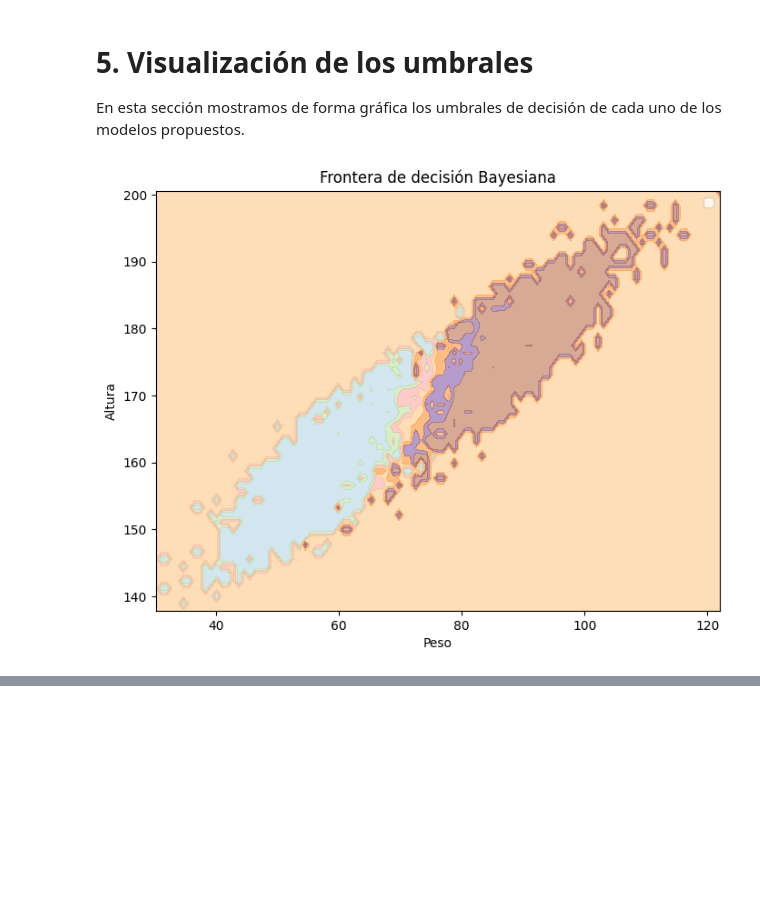
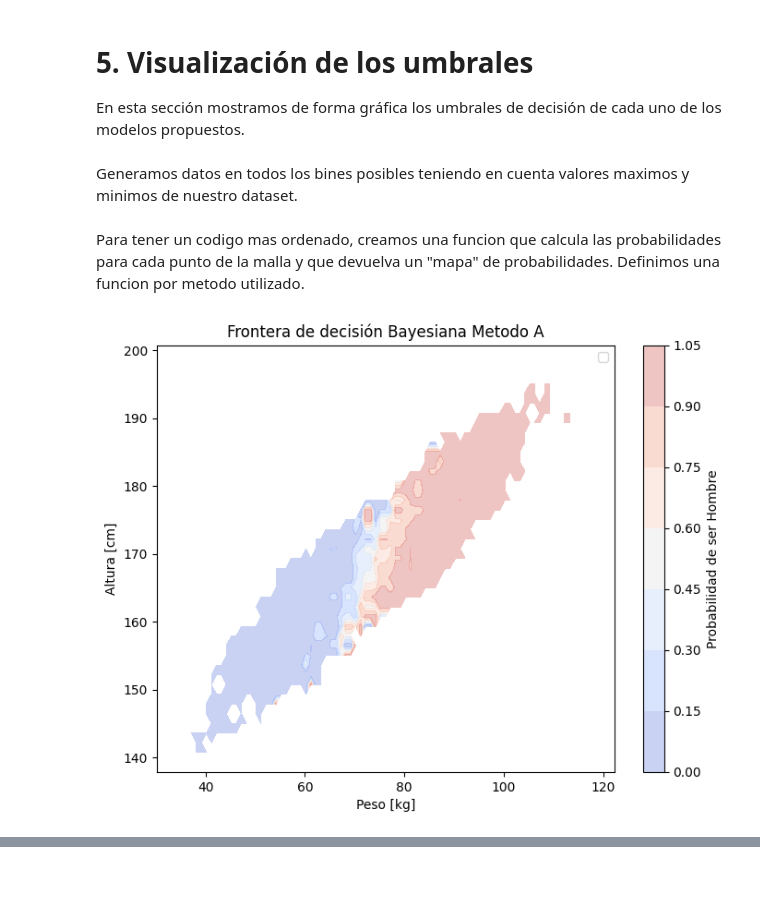
Before and after one commit to MagdalenaLaValle/TPs-Redes-Neuronales-, a Jupyter notebook: Clasificación_Bayesiana.ipynb, the cells around one changed output, grey strips where cells are left out. Cells and saved outputs as stored; diff of their text form; code cells hidden in the pictures; blank space fills up the shorter version.

```diff
--- a/Clasificación_Bayesiana.ipynb
+++ b/Clasificación_Bayesiana.ipynb
@@ -641,3 +642,5 @@ LogisticRegression(C=1000000000000.0)
 # 5. Visualización de los umbrales
 
 En esta sección mostramos de forma gráfica los umbrales de decisión de cada uno de los modelos propuestos.
+# %% [markdown]
+Generamos datos en todos los bines posibles teniendo en cuenta valores maximos y minimos de nuestro dataset.
@@ -644,11 +652,6 @@ En esta sección mostramos de forma gráfica los umbrales de decisión de cada u
+# %% [markdown]
+Para tener un codigo mas ordenado, creamos una funcion que calcula las probabilidades para cada punto de la malla y que devuelva un "mapa" de probabilidades. Definimos una funcion por metodo utilizado.
 # %%
-x_min, x_max = wh_train[:, 0].min() - 1, wh_train[:, 0].max() + 1
-y_min, y_max = wh_train[:, 1].min() - 1, wh_train[:, 1].max() + 1
-
-# Crear la malla
-# Tamaño del paso de la malla
-xx, yy = np.meshgrid(np.arange(x_min, x_max, ancho_bines_altura),
-                     np.arange(y_min, y_max, ancho_bines_peso))
 
 def clasificar_malla_A(xx, yy):
     """Clasifica cada punto de la malla usando el clasificador bayesiano propio."""
@@ -661,8 +664,8 @@ def clasificar_malla_A(xx, yy):
             hombre_dado_wh = (likelihood_hombre * prior_hombre) / proba_wh
             clases.append(hombre_dado_wh)
         else:
-            # En lugar de 0, asignamos una probabilidad neutra, por ejemplo 0.5
-            clases.append(0.5)
+            # Ignoramos los no clasificados
+            clases.append(np.nan)
 
     return np.array(clases).reshape(xx.shape)
 
@@ -681,12 +684,10 @@ def clasificar_malla_B(xx, yy):
 def clasificar_malla_sklearn(xx, yy):
     """Clasifica cada punto de la malla usando el clasificador bayesiano de sklearn."""
     puntos = np.c_[xx.ravel(), yy.ravel()]
-    clases = clf_sklearn.predict(puntos)  # Usamos el clasificador de sklearn
-
+    clases = clf_gauss.predict(puntos)  # Usamos el clasificador de sklearn
     return clases.reshape(xx.shape)
 def clasificar_malla_expansion(xx, yy):
     """Clasifica cada punto de la malla usando el clasificador bayesiano de sklearn."""
     puntos = np.c_[xx.ravel(), xx.ravel()**2, yy.ravel(), yy.ravel()**2, xx.ravel()*yy.ravel()]
-    clases = clf_expansion.predict(puntos)  # Usamos el clasificador de sklearn
-
+    clases = clf_expansion_gauss.predict(puntos)  # Usamos el clasificador de sklearn
     return clases.reshape(xx.shape)
@@ -693,17 +698,12 @@ def clasificar_malla_expansion(xx, yy):
 # %%
 
-# Obtener las predicciones para la malla
-Z_a = clasificar_malla_A(xx, yy)
-
-# Graficar la frontera de decisión
 plt.figure(figsize=(8,6))
-plt.contourf(xx, yy, Z_a, alpha=.5, cmap=plt.cm.Paired)
-#plt.scatter(data_hombres_train[:, 0], data_hombres_train[:, 1], c='blue', label='Hombres')
-#plt.scatter(data_mujeres_train[:, 0], data_mujeres_train[:, 1], c='red', label='Mujeres')
-plt.xlabel('Peso')
-plt.ylabel('Altura')
+contour = plt.contourf(xx, yy, Z_a, alpha=.3, cmap='coolwarm')
+plt.colorbar(contour, label='Probabilidad de ser Hombre')
+plt.xlabel('Peso [kg]')
+plt.ylabel('Altura [cm]')
 plt.legend()
-plt.title('Frontera de decisión Bayesiana')
+plt.title('Frontera de decisión Bayesiana Metodo A')
 plt.show()
 # %% [output]
-[figure, old version]
+[figure, new version]
```
Also changed, not shown: parts of 17 cells of this notebook.
